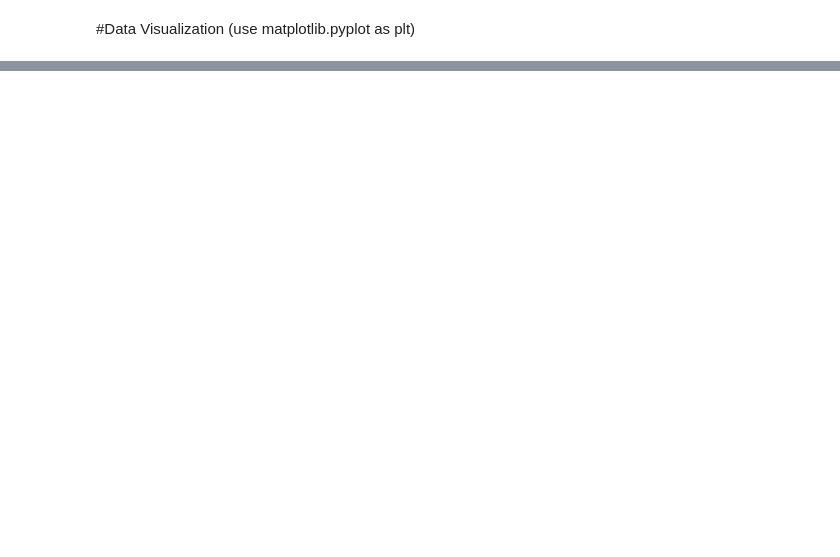
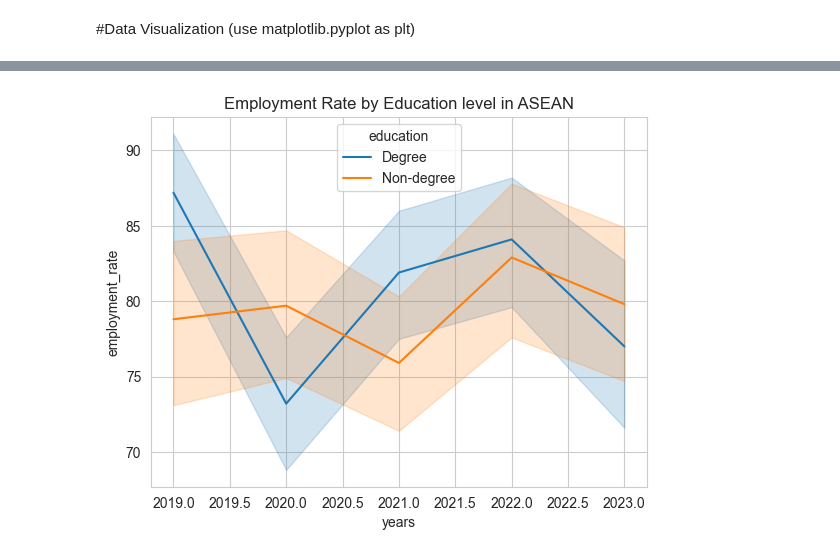
Before and after one commit to tay27890123/Tuto1, a Jupyter notebook: Practice github.ipynb, the cells around one changed output, grey strips where cells are left out. Cells and saved outputs as stored; diff of their text form; code cells hidden in the pictures; blank space fills up the shorter version.

Commit message:
import more chart (leafn data visualization mix matplotli and seaborn)plt title and show) and seaborm directly do boxplt scatter plot

```diff
--- a/Practice github.ipynb
+++ b/Practice github.ipynb
@@ -313,0 +314,5 @@ plt.show()
+# %%
+%pip install seaborn
+
+import seaborn as sns
+sns.set_style("whitegrid")
@@ -313,0 +337,6 @@ plt.show()
+# %%
+sns.lineplot(data=df, x="years", y ="employment_rate", hue= "education")
+plt.title("Employment Rate by Education level in ASEAN")
+plt.show()
+# %% [output]
+[figure, added]
```
Also changed, not shown: parts of 15 cells of this notebook.
